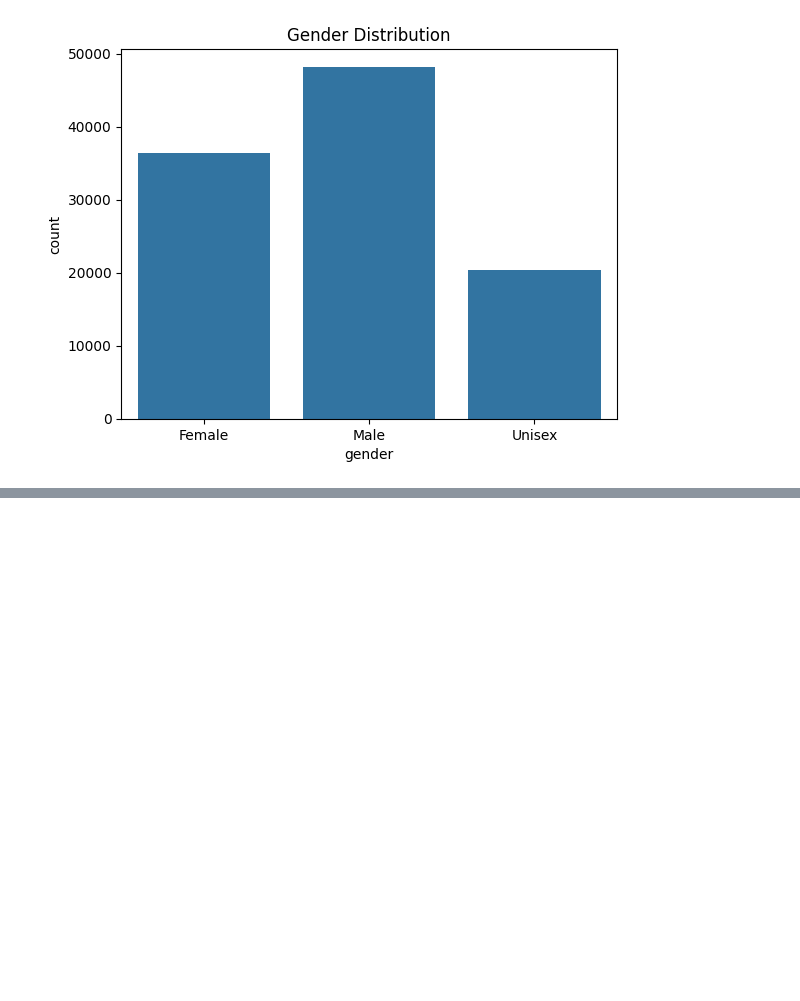
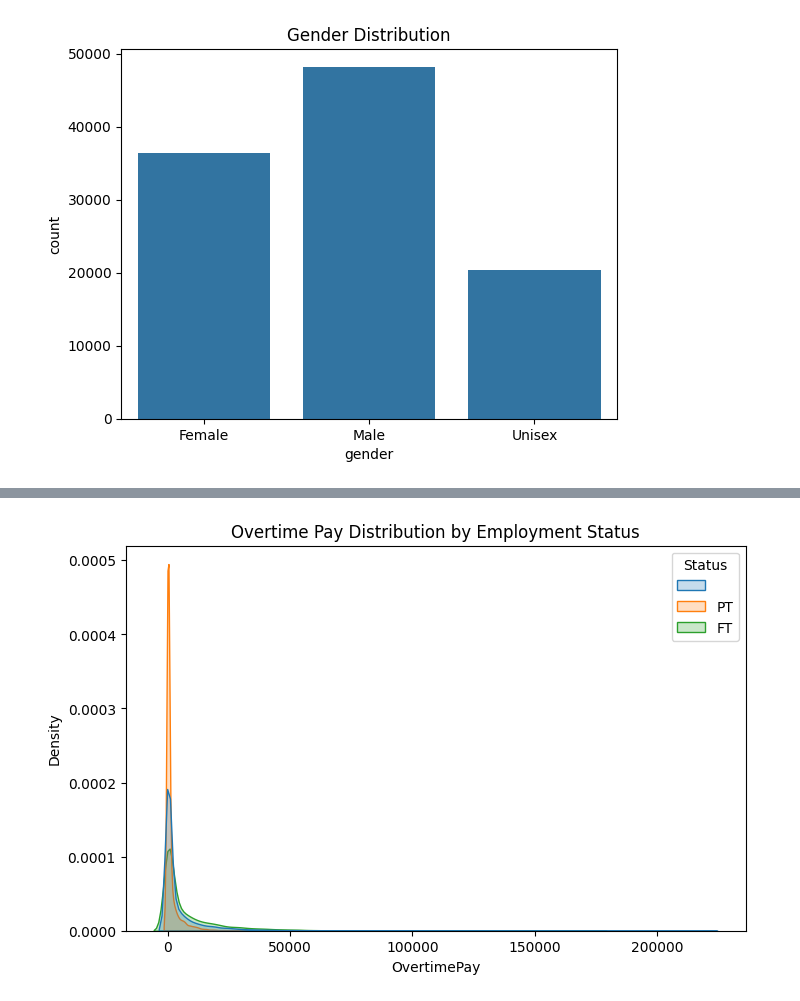
Before and after one commit to Abdelghaniker/sql-salaries-eda-sqlite, a Jupyter notebook: notebooks/analysis.ipynb, the cells around one changed output, grey strips where cells are left out. Cells and saved outputs as stored; diff of their text form; code cells hidden in the pictures; blank space fills up the shorter version.

```diff
--- a/notebooks/analysis.ipynb
+++ b/notebooks/analysis.ipynb
@@ -202,0 +256,12 @@ plt.show()
+# %%
+# OvertimePay: Full-time vs Part-time
+
+plt.figure(figsize=(8,5))
+sns.kdeplot(
+    data=df, x="OvertimePay", hue="Status",
+    common_norm=False, fill=True
+)
+plt.title("Overtime Pay Distribution by Employment Status")
+plt.show()
+# %% [output]
+[figure, added]
```
Also changed, not shown: parts of 11 cells of this notebook.
